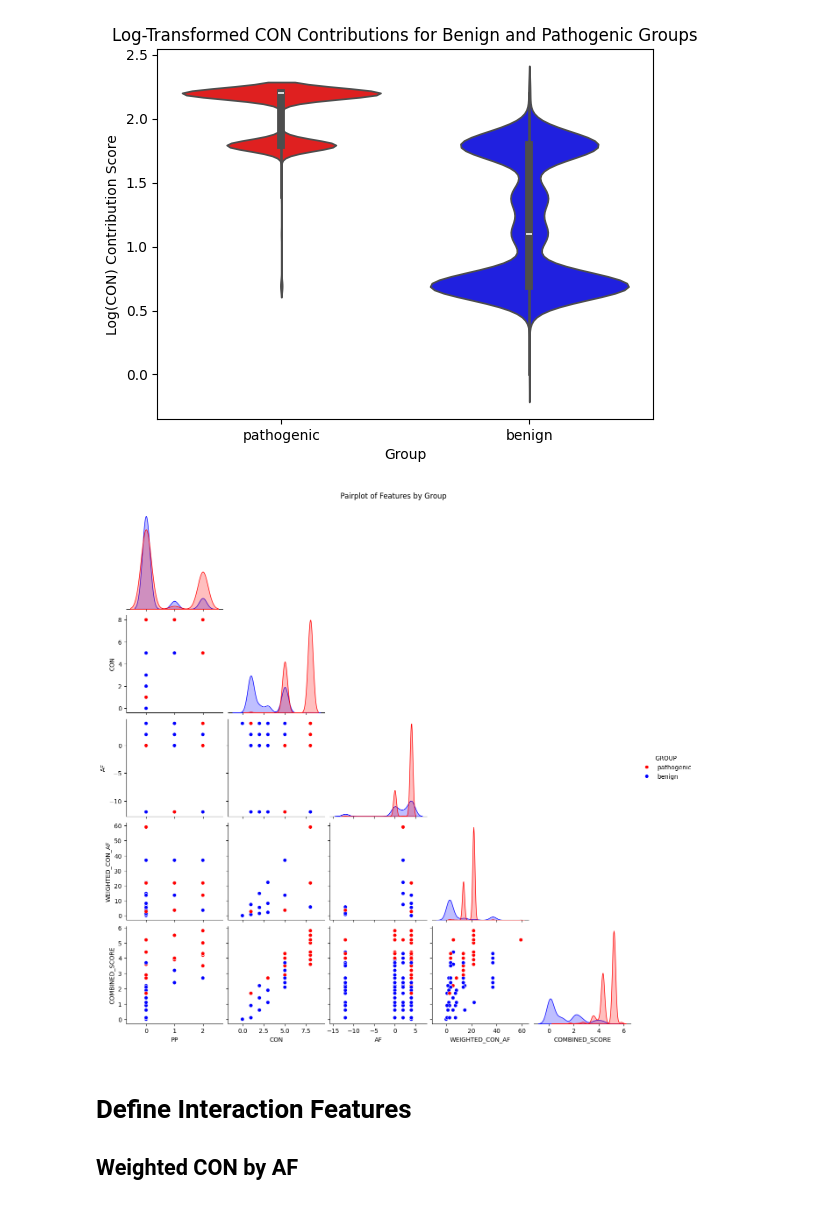
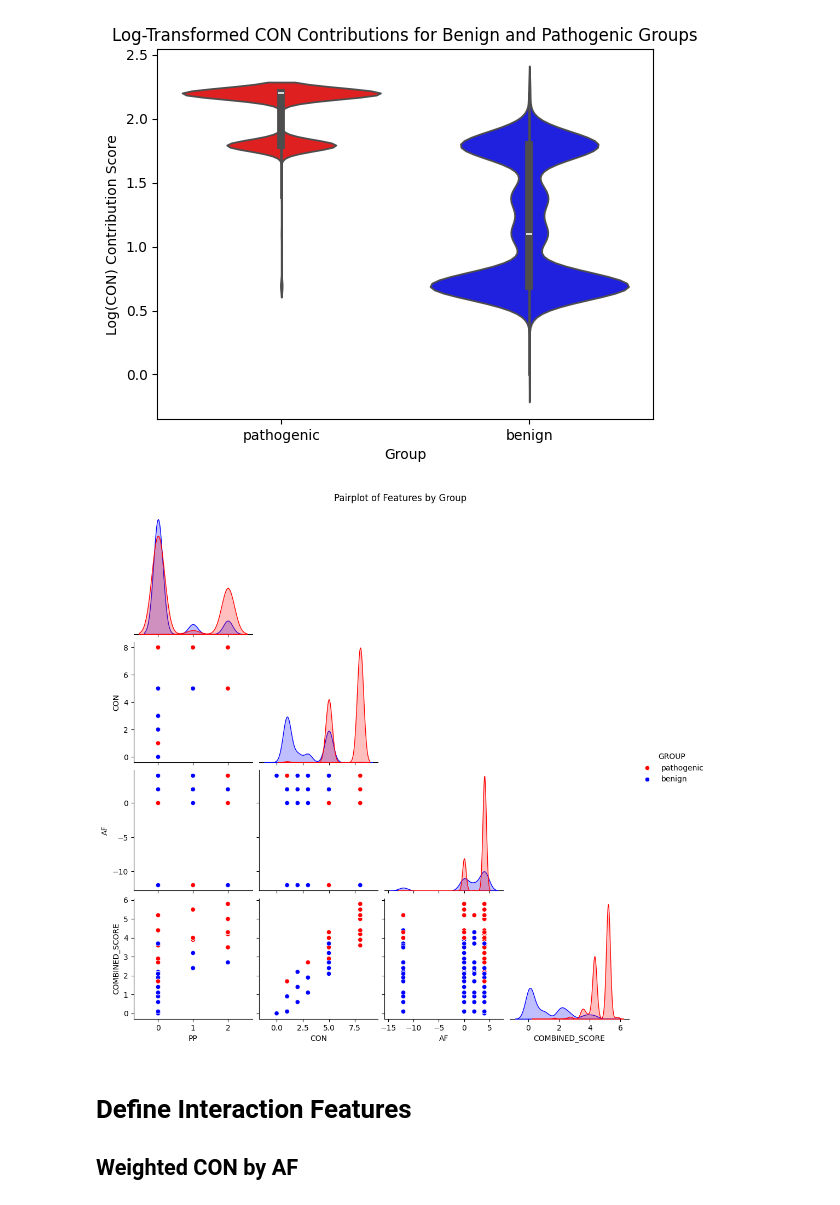
Before and after one commit to josefinelantz/GenScore, a Jupyter notebook: Submission.ipynb, the cells around one changed output. Drawn from its saved outputs; the diff is of its cells as text; code cells hidden in the pictures.

```diff
--- a/Submission.ipynb
+++ b/Submission.ipynb
@@ -651,7 +687,8 @@ visualize_contribution_log(filtered_df, "CON")
 def feature_pair_plot(df):
     #features = ["PP", "CON", "AF", "WEIGHTED_CON_AF", "REWEIGHTED_CON_PP", "LOG_CON_PP", "COMBINED_SCORE"]  # Add more if necessary
 
-    features = ["PP", "CON", "AF", "WEIGHTED_CON_AF", "COMBINED_SCORE"]  # Add more if necessary
+    features = ["PP", "CON", "AF", "COMBINED_SCORE"]  # Add more if necessary
+    #features = ["PP", "CON", "AF"]
     pairplot_data = df[features + ["GROUP"]]
 
     # Pairplot with hue for group differentiation
@@ -663,34 +700,34 @@ def feature_pair_plot(df):
 def visualize_feature_interactions(df, feature_1, feature_2, hue="GROUP", palette=palette):
     # Apply log transformation to AF (log1p ensures we handle zeros safely)
     #df[f"{feature_1}_log"] = np.log1p(df[feature_1])  # log1p is log(1 + AF)
     #df[f"{feature_2}_log"] = np.log1p(df[feature_2])  # log1p is log(1 + AF)
 
     # Filter out groups
     pathogenic = df[df["GROUP"] == "pathogenic"]
     benign = df[df["GROUP"] == "benign"]
 
     sns.kdeplot(data=pathogenic, x=feature_1, y=feature_2, fill=True, alpha=0.5, label="Pathogenic")
     sns.kdeplot(data=benign, x=feature_1, y=feature_2, fill=True, alpha=0.5, label="Benign")
 
     plt.title(f"Joint Density Plot of {feature_1} vs. {feature_2} by Group")
     plt.xlabel(f"{feature_1} Contribution Score")
     plt.ylabel(f"{feature_2} Contribution Score")
     plt.savefig(f"joint_density_{feature_1}_vs_{feature_2}.png")
     plt.show()
 
     # Contour plot for PP and CON
     sns.kdeplot(data=pathogenic, x=feature_1, y=feature_2, levels=5, cmap="Reds", label="Pathogenic")
     sns.kdeplot(benign, x=feature_1, y=feature_2, levels=4, cmap="Blues", label="Benign")
     plt.title(f"Contour Plot of {feature_1} vs. {feature_2} by Group")
     plt.xlabel(f"{feature_1} Contribution Score")
     plt.ylabel(f"{feature_2} Contribution Score")
     #plt.legend()
     plt.savefig(f"contour_plot_{feature_1}_vs_{feature_2}.png")
     plt.show()
 #visualize_feature_interactions(filtered_df, "PP", "CON")
 feature_pair_plot(filtered_df)
 # %% [output]
-[figure, old version]
+[figure, new version]
 # %% [markdown]
 # Define Interaction Features
 ## Weighted CON by AF
```
Also changed, not shown: parts of 8 cells of this notebook, 5 other files.
